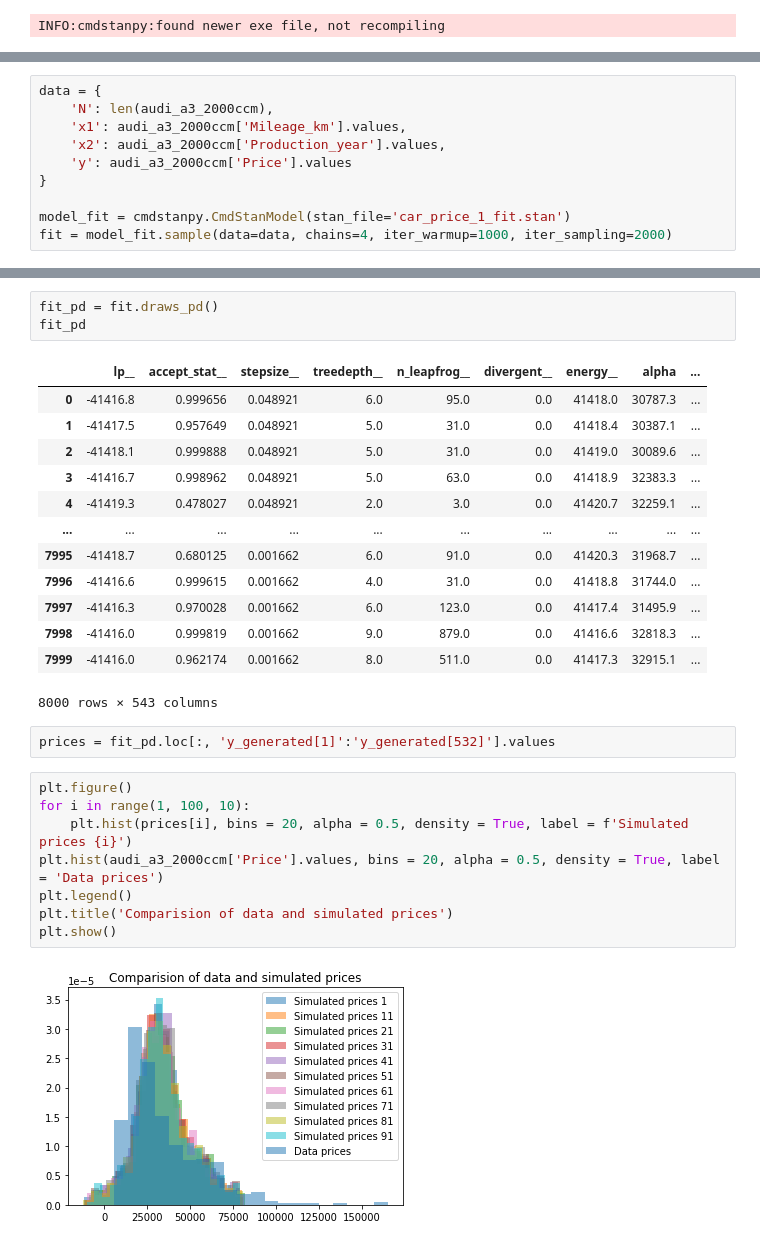
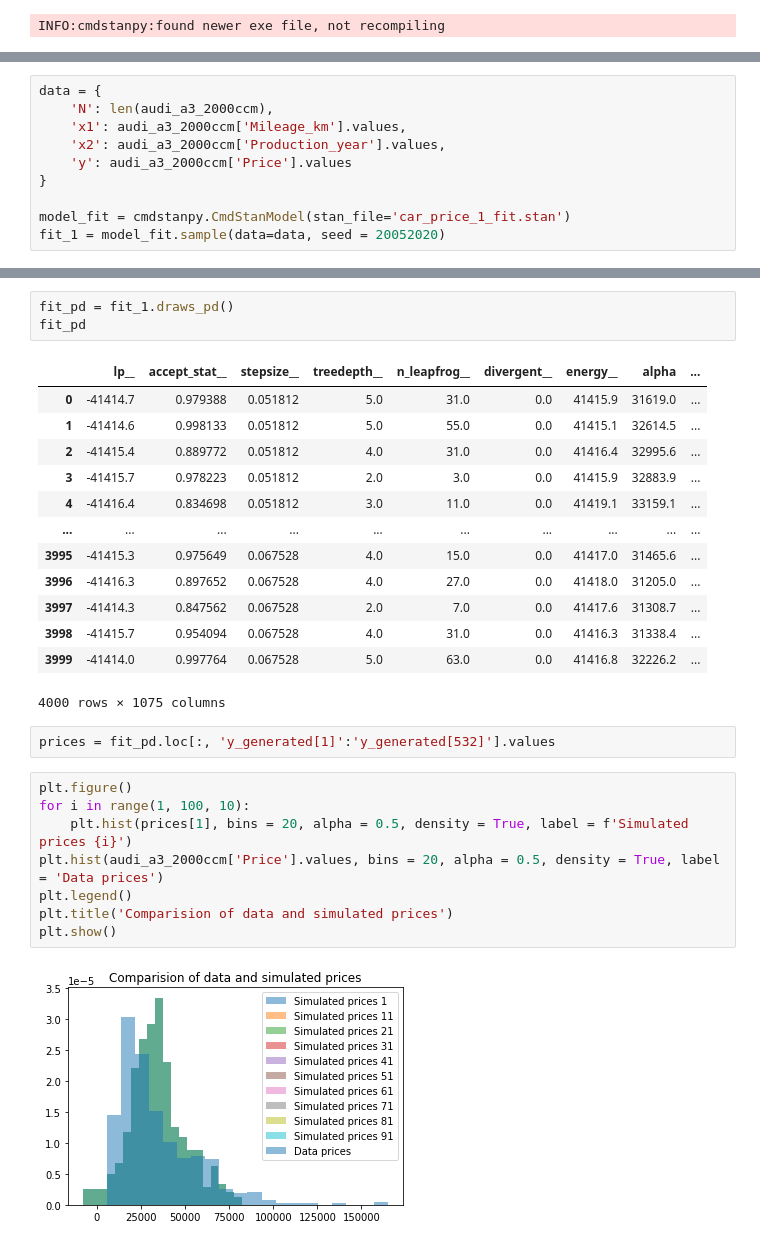
Before and after one commit to Karolina0110/DA, a Jupyter notebook: project/car_sales.ipynb, the cells around one changed output, grey strips where cells are left out. Drawn from its saved outputs; the diff is of its cells as text.

```diff
--- a/project/car_sales.ipynb
+++ b/project/car_sales.ipynb
@@ -85,7 +93,7 @@ data = {
 }
 
 model_fit = cmdstanpy.CmdStanModel(stan_file='car_price_1_fit.stan')
-fit = model_fit.sample(data=data, chains=4, iter_warmup=1000, iter_sampling=2000)
+fit_1 = model_fit.sample(data=data, seed = 20052020)
 # %% [output]
 INFO:cmdstanpy:found newer exe file, not recompiling
 INFO:cmdstanpy:CmdStan start processing
@@ -107,30 +115,30 @@ chain 4 |██████████| 01:08 Sampling completed
 INFO:cmdstanpy:CmdStan done processing.
 # %%
-fit_pd = fit.draws_pd()
+fit_pd = fit_1.draws_pd()
 fit_pd
 # %% [output]
 |  | lp__ | accept_stat__ | stepsize__ | treedepth__ | n_leapfrog__ | divergent__ | energy__ | alpha | ... |
-| 0 | -41416.8 | 0.999656 | 0.048921 | 6.0 | 95.0 | 0.0 | 41418.0 | 30787.3 | ... |
-| 1 | -41417.5 | 0.957649 | 0.048921 | 5.0 | 31.0 | 0.0 | 41418.4 | 30387.1 | ... |
-| 2 | -41418.1 | 0.999888 | 0.048921 | 5.0 | 31.0 | 0.0 | 41419.0 | 30089.6 | ... |
-| 3 | -41416.7 | 0.998962 | 0.048921 | 5.0 | 63.0 | 0.0 | 41418.9 | 32383.3 | ... |
-| 4 | -41419.3 | 0.478027 | 0.048921 | 2.0 | 3.0 | 0.0 | 41420.7 | 32259.1 | ... |
+| 0 | -41414.7 | 0.979388 | 0.051812 | 5.0 | 31.0 | 0.0 | 41415.9 | 31619.0 | ... |
+| 1 | -41414.6 | 0.998133 | 0.051812 | 5.0 | 55.0 | 0.0 | 41415.1 | 32614.5 | ... |
+| 2 | -41415.4 | 0.889772 | 0.051812 | 4.0 | 31.0 | 0.0 | 41416.4 | 32995.6 | ... |
+| 3 | -41415.7 | 0.978223 | 0.051812 | 2.0 | 3.0 | 0.0 | 41415.9 | 32883.9 | ... |
+| 4 | -41416.4 | 0.834698 | 0.051812 | 3.0 | 11.0 | 0.0 | 41419.1 | 33159.1 | ... |
 | ... | ... | ... | ... | ... | ... | ... | ... | ... | ... |
-| 7995 | -41418.7 | 0.680125 | 0.001662 | 6.0 | 91.0 | 0.0 | 41420.3 | 31968.7 | ... |
-| 7996 | -41416.6 | 0.999615 | 0.001662 | 4.0 | 31.0 | 0.0 | 41418.8 | 31744.0 | ... |
-| 7997 | -41416.3 | 0.970028 | 0.001662 | 6.0 | 123.0 | 0.0 | 41417.4 | 31495.9 | ... |
-| 7998 | -41416.0 | 0.999819 | 0.001662 | 9.0 | 879.0 | 0.0 | 41416.6 | 32818.3 | ... |
-| 7999 | -41416.0 | 0.962174 | 0.001662 | 8.0 | 511.0 | 0.0 | 41417.3 | 32915.1 | ... |
+| 3995 | -41415.3 | 0.975649 | 0.067528 | 4.0 | 15.0 | 0.0 | 41417.0 | 31465.6 | ... |
+| 3996 | -41416.3 | 0.897652 | 0.067528 | 4.0 | 27.0 | 0.0 | 41418.0 | 31205.0 | ... |
+| 3997 | -41414.3 | 0.847562 | 0.067528 | 2.0 | 7.0 | 0.0 | 41417.6 | 31308.7 | ... |
+| 3998 | -41415.7 | 0.954094 | 0.067528 | 4.0 | 31.0 | 0.0 | 41416.3 | 31338.4 | ... |
+| 3999 | -41414.0 | 0.997764 | 0.067528 | 5.0 | 63.0 | 0.0 | 41416.8 | 32226.2 | ... |
-8000 rows × 543 columns
+4000 rows × 1075 columns
 # %%
 prices = fit_pd.loc[:, 'y_generated[1]':'y_generated[532]'].values
 # %%
 plt.figure()
 for i in range(1, 100, 10):
-    plt.hist(prices[i], bins = 20, alpha = 0.5, density = True, label = f'Simulated prices {i}')
+    plt.hist(prices[1], bins = 20, alpha = 0.5, density = True, label = f'Simulated prices {i}')
 plt.hist(audi_a3_2000ccm['Price'].values, bins = 20, alpha = 0.5, density = True, label = 'Data prices')
 plt.legend()
 plt.title('Comparision of data and simulated prices')
 plt.show()
 # %% [output]
-[figure, old version]
+[figure, new version]
```
Also changed, not shown: parts of 16 cells of this notebook, 14 other files.
